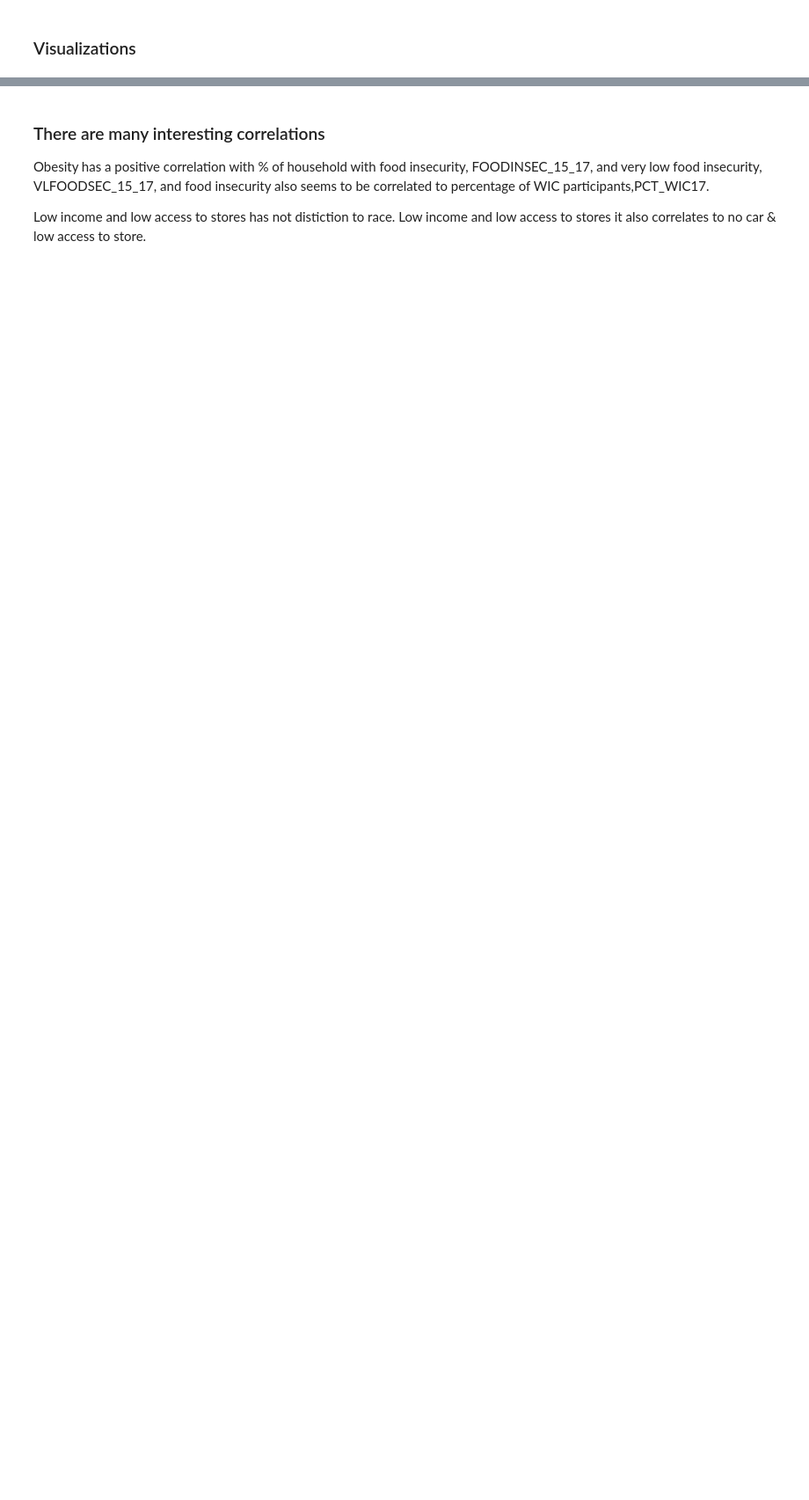
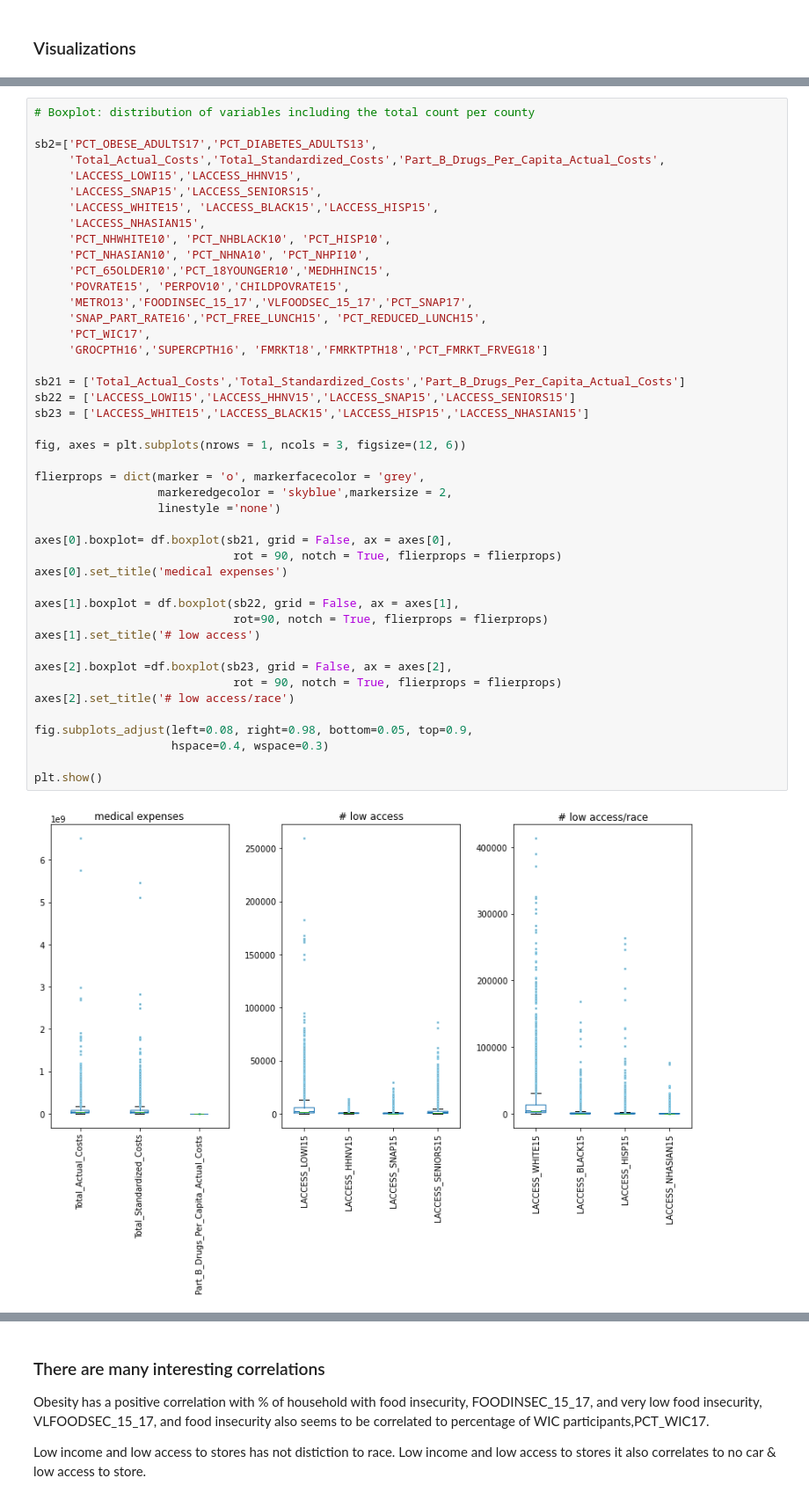
Before and after one commit to MPdeM/food_access, a Jupyter notebook: food_access.ipynb, the cells around one changed output, grey strips where cells are left out. Shown at 88% size. Drawn from its saved outputs; the diff is of its cells as text; blank space fills up the shorter version.

```diff
--- a/food_access.ipynb
+++ b/food_access.ipynb
@@ -235,4 +241,50 @@ plt.savefig('assets/distribPerc.png')
 plt.show()
 # %% [output]
 [figure]
+# %%
+# Boxplot: distribution of variables including the total count per county
+
+sb2=['PCT_OBESE_ADULTS17','PCT_DIABETES_ADULTS13',
+     'Total_Actual_Costs','Total_Standardized_Costs','Part_B_Drugs_Per_Capita_Actual_Costs',
+     'LACCESS_LOWI15','LACCESS_HHNV15',
+     'LACCESS_SNAP15','LACCESS_SENIORS15',
+     'LACCESS_WHITE15', 'LACCESS_BLACK15','LACCESS_HISP15',
+     'LACCESS_NHASIAN15',
+     'PCT_NHWHITE10', 'PCT_NHBLACK10', 'PCT_HISP10',
+     'PCT_NHASIAN10', 'PCT_NHNA10', 'PCT_NHPI10',
+     'PCT_65OLDER10','PCT_18YOUNGER10','MEDHHINC15',
+     'POVRATE15', 'PERPOV10','CHILDPOVRATE15',
+     'METRO13','FOODINSEC_15_17','VLFOODSEC_15_17','PCT_SNAP17',
+     'SNAP_PART_RATE16','PCT_FREE_LUNCH15', 'PCT_REDUCED_LUNCH15',
+     'PCT_WIC17',
+     'GROCPTH16','SUPERCPTH16', 'FMRKT18','FMRKTPTH18','PCT_FMRKT_FRVEG18']
+
+sb21 = ['Total_Actual_Costs','Total_Standardized_Costs','Part_B_Drugs_Per_Capita_Actual_Costs']
+sb22 = ['LACCESS_LOWI15','LACCESS_HHNV15','LACCESS_SNAP15','LACCESS_SENIORS15']
+sb23 = ['LACCESS_WHITE15','LACCESS_BLACK15','LACCESS_HISP15','LACCESS_NHASIAN15']
+
+fig, axes = plt.subplots(nrows = 1, ncols = 3, figsize=(12, 6))
+
+flierprops = dict(marker = 'o', markerfacecolor = 'grey',
+                  markeredgecolor = 'skyblue',markersize = 2,
+                  linestyle ='none')
+
+axes[0].boxplot= df.boxplot(sb21, grid = False, ax = axes[0],
+                             rot = 90, notch = True, flierprops = flierprops)
+axes[0].set_title('medical expenses')
+
+axes[1].boxplot = df.boxplot(sb22, grid = False, ax = axes[1],
+                             rot=90, notch = True, flierprops = flierprops)
+axes[1].set_title('# low access')
+
+axes[2].boxplot =df.boxplot(sb23, grid = False, ax = axes[2],
+                             rot = 90, notch = True, flierprops = flierprops)
+axes[2].set_title('# low access/race')
+
+fig.subplots_adjust(left=0.08, right=0.98, bottom=0.05, top=0.9,
+                    hspace=0.4, wspace=0.3)
+
+plt.show()
+# %% [output]
+[figure, added]
 # %% [markdown]
```
Also changed, not shown: parts of 51 cells of this notebook, 4 other files.
